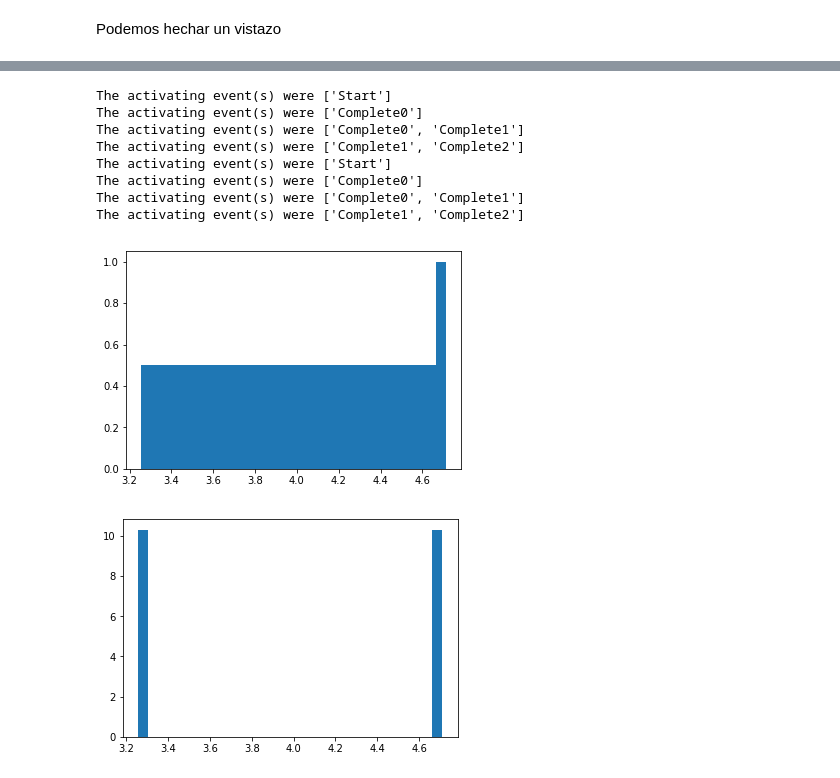
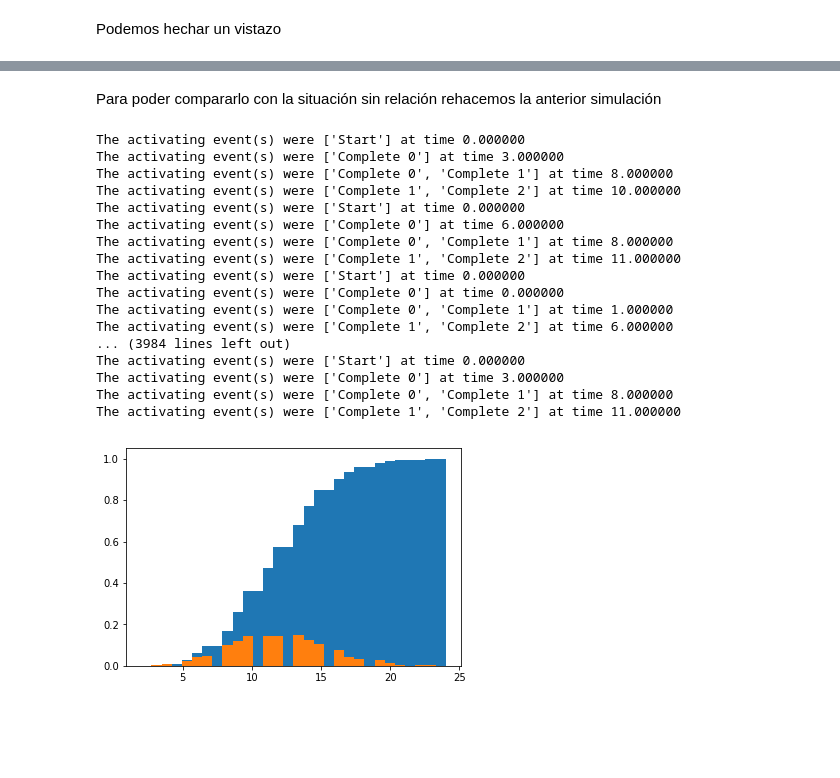
Before and after one commit to DanielNeira/Red-estocastica, a Jupyter notebook: Tarea 2 b).ipynb, the cells around one changed output, grey strips where cells are left out. Cells and saved outputs as stored; diff of their text form; code cells hidden in the pictures; blank space fills up the shorter version.

```diff
--- a/Tarea 2 b).ipynb
+++ b/Tarea 2 b).ipynb
@@ -86,15 +86,5 @@ class SANglobal:
     F.add_edges_from([(a,b), (a,c), (b,c), (b,d), (c,d)])
     finishtime = 0
     correlated = [{'vertice':(b,c),'corr':0.5}]
-    distribution = {b:{'func':'poisson','params': {'mu':1.0}}, #solo las distribuciones de las que estan correlacionadas
-                   c:{'func':'poisson','params': {'mu':1.0}}}
+    distribution = {b:{'func':'poisson','params':3.0}, #solo las distribuciones de las que estan correlacionadas
+                   c:{'func':'poisson','params':3.0}}
-# %%
-Gen = Norta()
-for correlations in SANglobal.correlated:
-    for vertice in correlations['vertice']:
-        Gen.set_marginal(SANglobal.distribution[vertice]['func'],SANglobal.distribution[vertice]['params'])
-    R = [[1, correlations['corr']],[correlations['corr'], 1]] # sólo efectivo para 2 dimensiones
-    Gen.set_correlation_matrix(R)
-for i in range(10):
-    muestra = Gen.generate_sample() #va a tener dos dimensiones la primera de b, la segunda de c
-    print(muestra)
@@ -125,11 +97,0 @@ plt.show()
-# %%
-    R = [[1, corr],[corr, 1]]
-    Prueba.set_marginal('poisson', mu=1)
-    Prueba.set_marginal('poisson', mu=2)
-    sample_data = Prueba.generate_sample(1)
-
-#for i in range(len(SANglobal.F.nodes())):
-#    eventname = 'Complete %1d' % i
-#    SANglobal.F.nodecomplete.append(CustomEvent(env,eventname))
-if SANglobal.function['a']['params']:
-    print("yes")
@@ -138,54 +183,54 @@ yes
+# %% [markdown]
+Para poder compararlo con la situación sin relación rehacemos la anterior simulación
 # %%
-finishtimes = [] #el contenedor de los tiempos de término
-for rep in range(2):
+finishtimes2 = [] #el contenedor de los tiempos de término
+for rep in range(1000):
     SANglobal.finishtime = 0 #El tiempo de termino es inicializado
     env = simpy.Environment() #El ambiente es activado
 
     SANglobal.F.nodecomplete= [] #Las actividades que se van completando quedan aca
     for i in range(len(SANglobal.F.nodes())):
         eventname = 'Complete %1d' % i
         SANglobal.F.nodecomplete.append(CustomEvent(env,eventname))
     #SANglobal.F.nodecomplete
-
-    #Creo las observaciones para las actividades correlacionadas
-    Gen = Norta()
-    for correlations in SANglobal.F.correlated:
-        for vertice in correlations['vertice']:
-            Gen.set_marginal(SANglobal.F.distribution[vertice]['func'],SANglobal.F.distribution[vertice]['params'])
-        R = [[1, correlations['corr']],[correlations['corr'], 1]] # sólo efectivo para 2 dimensiones
-        Gen.set_correlation_matrix(R)
-    muestra = Gen.generate_sample() #va a tener dos dimensiones la primera de b, la segunda de c
 
     activitynode = []
     for i in range(len(SANglobal.F.nodes())):
         activityname = 'Activity %1d' % i
         activitynode.append(ActivityProcess(env,activityname))
 
     for i in range(len(SANglobal.F.nodes())):
         if i is not SANglobal.inTo:
             prenodes = SANglobal.F.predecessors(i)
             preevents = [SANglobal.F.nodecomplete[j] for j in prenodes]
             env.process(activitynode[i].waitup(i,preevents))
 
     startevent = CustomEvent(env,'Start')
     sstart = StartSignaller(env,'Signal',startevent).startSignals()
     env.process(activitynode[SANglobal.inTo].waitup(SANglobal.inTo, [startevent]))
 
     env.run(until=50)
-    finishtimes.append(SANglobal.finishtime)
+    finishtimes2.append(SANglobal.finishtime)
 
-plt.hist(finishtimes, bins = 30, density = True, cumulative=True)
+plt.hist(finishtimes2, bins = 30, density = True, cumulative=True)
+plt.hist(finishtimes2, bins = 30, density = True, cumulative=False)
 plt.show()
-plt.hist(finishtimes, bins = 30, density = True, cumulative=False)
-plt.show()
 # %% [output]
-The activating event(s) were ['Start']
-The activating event(s) were ['Complete0']
-The activating event(s) were ['Complete0', 'Complete1']
-The activating event(s) were ['Complete1', 'Complete2']
-The activating event(s) were ['Start']
-The activating event(s) were ['Complete0']
-The activating event(s) were ['Complete0', 'Complete1']
-The activating event(s) were ['Complete1', 'Complete2']
+The activating event(s) were ['Start'] at time 0.000000
+The activating event(s) were ['Complete 0'] at time 3.000000
+The activating event(s) were ['Complete 0', 'Complete 1'] at time 8.000000
+The activating event(s) were ['Complete 1', 'Complete 2'] at time 10.000000
+The activating event(s) were ['Start'] at time 0.000000
+The activating event(s) were ['Complete 0'] at time 6.000000
+The activating event(s) were ['Complete 0', 'Complete 1'] at time 8.000000
+The activating event(s) were ['Complete 1', 'Complete 2'] at time 11.000000
+The activating event(s) were ['Start'] at time 0.000000
+The activating event(s) were ['Complete 0'] at time 0.000000
+The activating event(s) were ['Complete 0', 'Complete 1'] at time 1.000000
+The activating event(s) were ['Complete 1', 'Complete 2'] at time 6.000000
+... (3984 lines left out)
+The activating event(s) were ['Start'] at time 0.000000
+The activating event(s) were ['Complete 0'] at time 3.000000
+The activating event(s) were ['Complete 0', 'Complete 1'] at time 8.000000
+The activating event(s) were ['Complete 1', 'Complete 2'] at time 11.000000
-[figure, old version]
+[figure, new version]
-[figure, removed]
```
Also changed, not shown: parts of 12 cells of this notebook, 1 other file.
